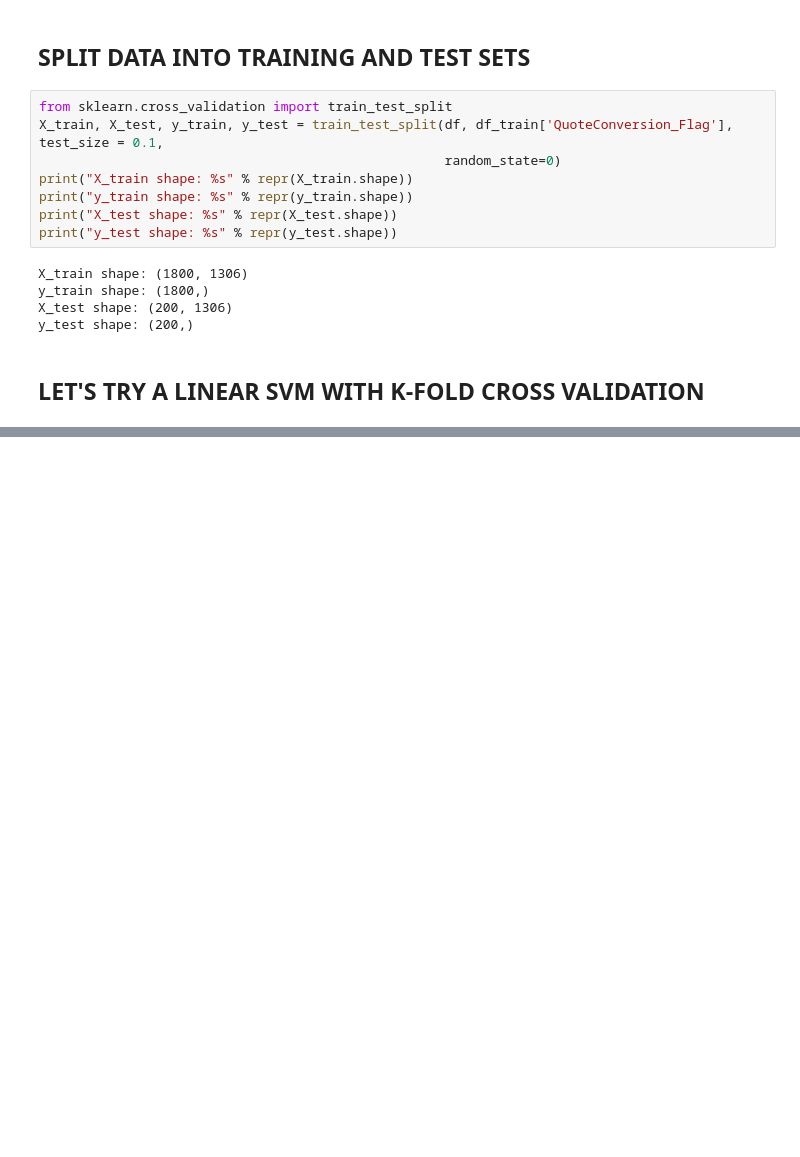
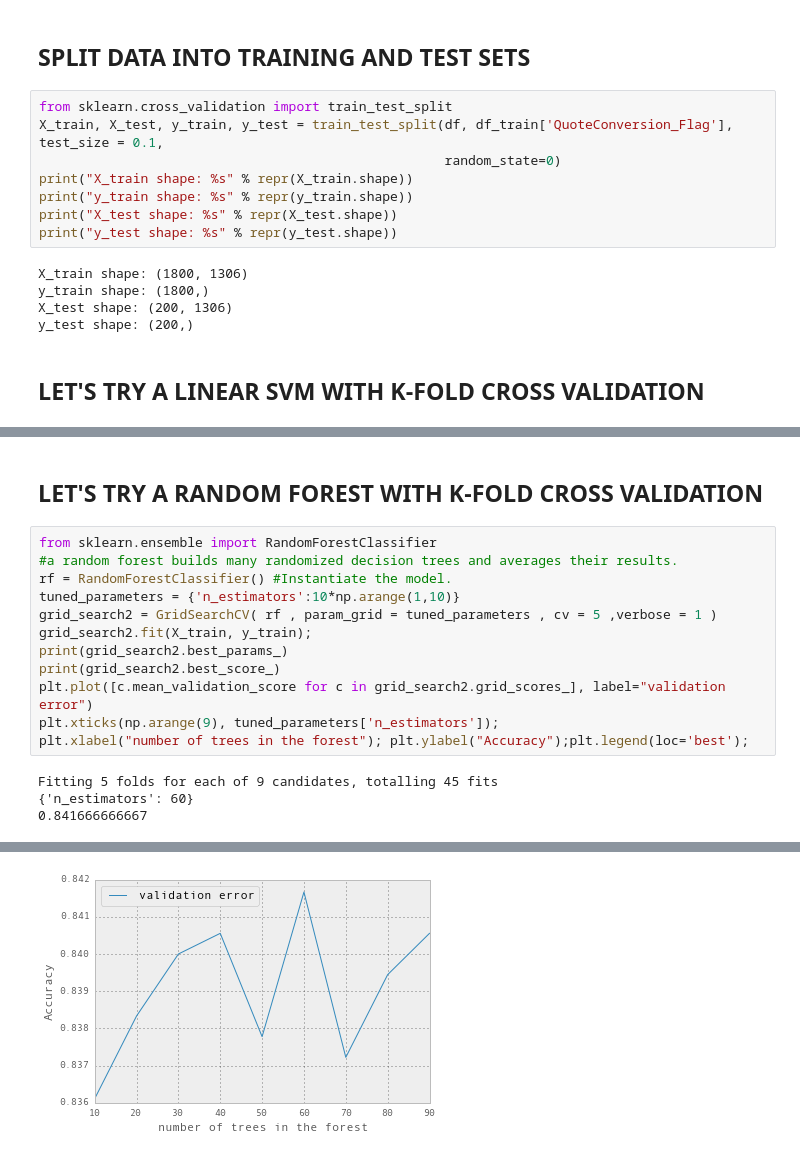
Before and after one commit to hugobowne/machine_learning_techniques, a Jupyter notebook: homesite/initial_foray_insurance.ipynb, the cells around one changed output, grey strips where cells are left out. Saved outputs shown, nothing was run; the diff lists cells and outputs as text; blank space fills up the shorter version.

```diff
--- a/homesite/initial_foray_insurance.ipynb
+++ b/homesite/initial_foray_insurance.ipynb
@@ -139,0 +171,18 @@ Fitting 10 folds for each of 6 candidates, totalling 60 fits
+# %% [markdown]
+<h2>LET'S TRY A RANDOM FOREST WITH K-FOLD CROSS VALIDATION</h2>
+# %%
+from sklearn.ensemble import RandomForestClassifier
+#a random forest builds many randomized decision trees and averages their results.
+rf = RandomForestClassifier() #Instantiate the model.
+tuned_parameters = {'n_estimators':10*np.arange(1,10)}
+grid_search2 = GridSearchCV( rf , param_grid = tuned_parameters , cv = 5 ,verbose = 1 )
+grid_search2.fit(X_train, y_train);
+print(grid_search2.best_params_)
+print(grid_search2.best_score_)
+plt.plot([c.mean_validation_score for c in grid_search2.grid_scores_], label="validation error")
+plt.xticks(np.arange(9), tuned_parameters['n_estimators']);
+plt.xlabel("number of trees in the forest"); plt.ylabel("Accuracy");plt.legend(loc='best');
+# %% [output]
+Fitting 5 folds for each of 9 candidates, totalling 45 fits
+{'n_estimators': 60}
+0.841666666667
@@ -139,0 +190 @@ Fitting 10 folds for each of 6 candidates, totalling 60 fits
+[figure, added]
```
Also changed, not shown: parts of 12 cells of this notebook.
